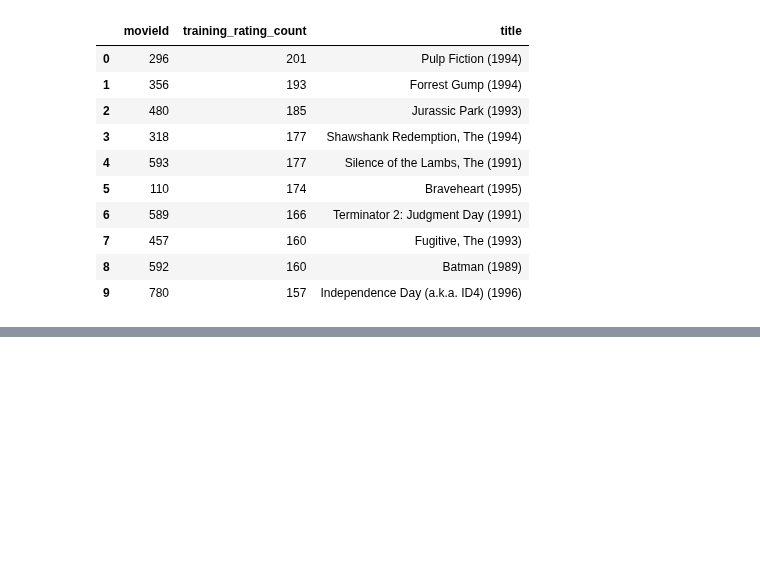
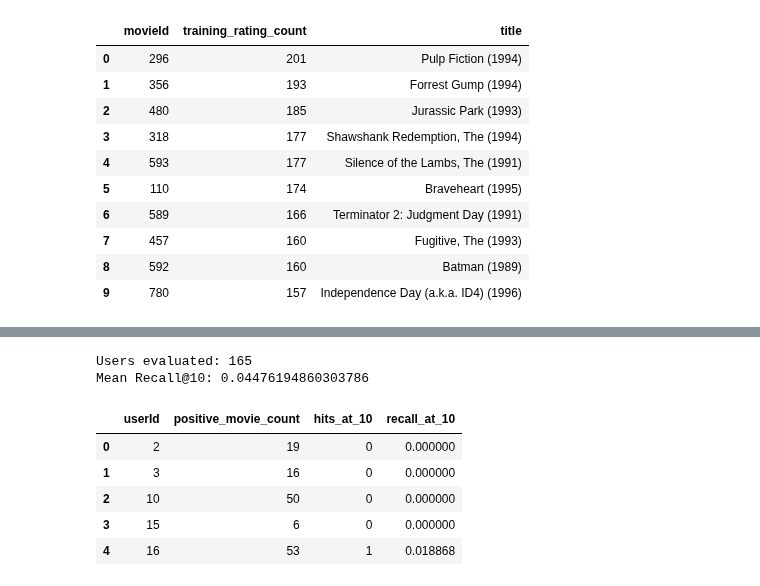
Before and after one commit to clarkbrendenj/movie-recommendation-system, a Jupyter notebook: notebooks/02_collaborative_filtering.ipynb, the cells around one changed output, grey strips where cells are left out. Saved outputs shown, nothing was run; the diff lists cells and outputs as text; code cells hidden in the pictures; blank space fills up the shorter version.

```diff
--- a/notebooks/02_collaborative_filtering.ipynb
+++ b/notebooks/02_collaborative_filtering.ipynb
@@ -327,0 +353,53 @@ for example_user_id in [1, 2]:
+# %%
+validation_positives = validation_ratings.loc[
+    validation_ratings["rating"] >= 4.0
+].copy()
+
+evaluation_user_ids = validation_positives["userId"].unique()
+
+item_based_rows = []
+
+for user_id in evaluation_user_ids:
+    user_positive_movie_ids = validation_positives.loc[
+        validation_positives["userId"] == user_id,
+        "movieId"
+    ]
+
+    recommendations = recommend_item_based(
+        user_id=user_id,
+        training_data=train_ratings,
+        movie_user_matrix=movie_user_matrix,
+        popularity_ranking=movie_popularity,
+        n=10
+    )
+
+    hits = recommendations["movieId"].isin(
+        user_positive_movie_ids
+    ).sum()
+
+    item_based_rows.append({
+        "userId": user_id,
+        "positive_movie_count": len(user_positive_movie_ids),
+        "hits_at_10": hits,
+        "recall_at_10": hits / len(user_positive_movie_ids)
+    })
+
+item_based_results = pd.DataFrame(item_based_rows)
+
+print("Users evaluated:", len(item_based_results))
+
+print(
+    "Mean Recall@10:",
+    item_based_results["recall_at_10"].mean()
+)
+
+item_based_results.head()
+# %% [output]
+Users evaluated: 165
+Mean Recall@10: 0.04476194860303786
+|  | userId | positive_movie_count | hits_at_10 | recall_at_10 |
+| 0 | 2 | 19 | 0 | 0.000000 |
+| 1 | 3 | 16 | 0 | 0.000000 |
+| 2 | 10 | 50 | 0 | 0.000000 |
+| 3 | 15 | 6 | 0 | 0.000000 |
+| 4 | 16 | 53 | 1 | 0.018868 |
```
Also changed, not shown: parts of 6 cells of this notebook.
